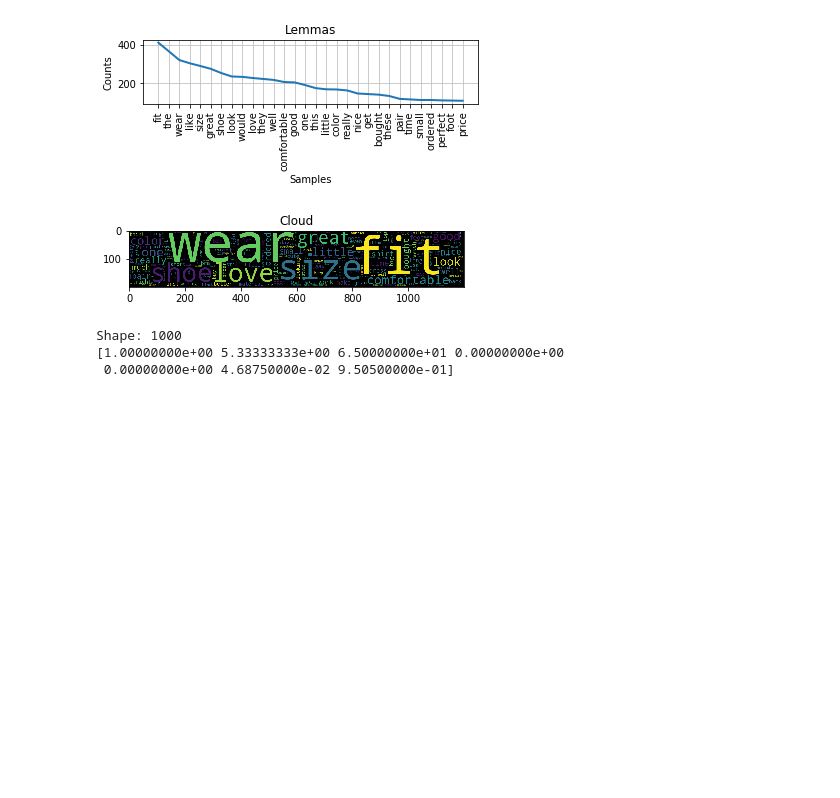
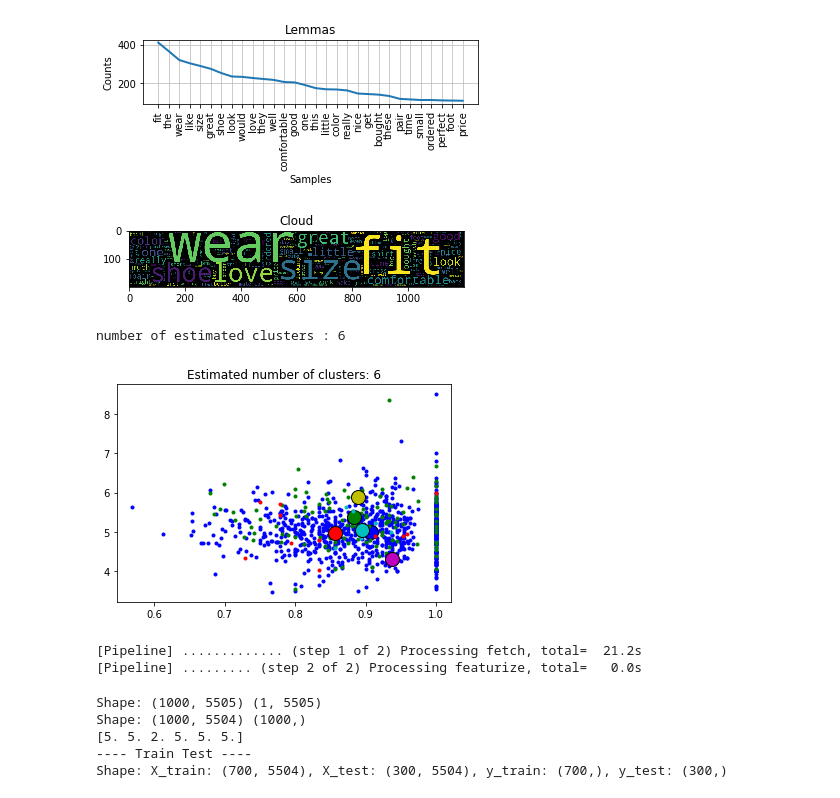
Before and after one commit to bilha-analytics/play_oopz, a Jupyter notebook: notebooks/02_scklearn.ipynb, the cells around one changed output. Saved outputs shown, nothing was run; the diff lists cells and outputs as text; code cells hidden in the pictures; blank space fills up the shorter version.

Commit message:
FeatureUnion Vs ColumnTransformer, GridSearchCV,

```diff
--- a/notebooks/02_scklearn.ipynb
+++ b/notebooks/02_scklearn.ipynb
@@ -526,2 +573,36 @@ plt.imshow(wc);
+# %%
+from sklearn.cluster import MeanShift, estimate_bandwidth
+from itertools import cycle
+
+# x_dat, _ = datasets.make_blobs(n_samples=10000, centers=[[1,1],[-1,-1],[1,-1]], cluster_std=0.6)
+x_dat = dframe[ dframe.columns[2:-2] ].values
+#x_dat
+bwidth = estimate_bandwidth(x_dat, quantile=0.2, n_samples=500 )
+ms = MeanShift(bandwidth=bwidth, bin_seeding=True )
+ms.fit(x_dat)
+
+labelz = ms.labels_
+cluster_centers = ms.cluster_centers_
+labelz_u = np.unique( labelz )
+n_clusters_ = len(labelz_u)
+
+print("number of estimated clusters : %d" % n_clusters_)
+# #############################################################################
+# Plot result
+plt.figure(1)
+plt.clf()
+
+colors = cycle('bgrcmykbgrcmykbgrcmykbgrcmyk')
+for k, col in zip(range(n_clusters_), colors):
+    my_members = labelz == k
+    cluster_center = cluster_centers[k]
+    plt.plot(x_dat[my_members, 0], x_dat[my_members, 1], col + '.')
+    plt.plot(cluster_center[0], cluster_center[1], 'o', markerfacecolor=col,
+             markeredgecolor='k', markersize=14)
+plt.title('Estimated number of clusters: %d' % n_clusters_)
+plt.show();
+# %% [output]
+number of estimated clusters : 6
+[figure, added]
 # %%
 # ref: https://www.slideshare.net/DavidRostcheck/nlp-and-personality-analysis
@@ -554,22 +616,19 @@ text_col = 'comment'
 # %%
-### --- A.1. ETL pipeline ---
-pipe = Pipeline([
+### --- A. ETL pipeline ---
+etl_pipe = Pipeline([
     # 1. get data from json file as dataframe
     ('fetch', ExtracTextTransformer('reviewText', 'overall') ),
 
-    # 2. Combine text.vector_encoding with selected feature + scale some cols
-#     ('featurize', ColumnTransformer([
-#         ('textit', FunctionTransformer(get_text_column) ),
-#         ('encoded', TfidfVectorizer() ), ## TODO: use transformer @ col select
-        ('selected', ColSelectorTransformer(selected_features) ),
-#     ]))
-])
+    # 2. Do text.vector_encoding + scale some cols +bow headline
+    ('featurize', ColumnTransformer([
+        ('encoded', TfidfVectorizer(), text_col ),
+        ('headlined', OneHotEncoder(), one_hots ),
+        ('selected', StandardScaler(), rescale_cols )
+    ], remainder='passthrough'))
+], verbose=True)
 
 
-Xdata = pipe.fit_transform(json_file_reader( json_file))
-
-print( f"Shape: { len(Xdata) } \n{Xdata[0]}")
+Xdata = etl_pipe.fit_transform(json_file_reader( json_file))
 # %% [output]
-Shape: 1000
-[1.00000000e+00 5.33333333e+00 6.50000000e+01 0.00000000e+00
- 0.00000000e+00 4.68750000e-02 9.50500000e-01]
+[Pipeline] ............. (step 1 of 2) Processing fetch, total=  21.2s
+[Pipeline] ......... (step 2 of 2) Processing featurize, total=   0.0s
@@ -580,0 +635,18 @@ Shape: 1000
+# %%
+print( f"Shape: { Xdata.shape } {Xdata[0].shape}")
+
+#### --- B. Train Test & X, y split
+X, y = Xdata[:, :-1], Xdata[:, -1].toarray().flatten()
+
+print( f"Shape: { X.shape } {y.shape} \n{y[:6]}")
+
+X_train, X_test, y_train, y_test = train_test_split(X, y, test_size=0.3, random_state=99)
+
+print("---- Train Test ---- ")
+print( f"Shape: X_train: { X_train.shape }, X_test: { X_test.shape }, y_train: { y_train.shape }, y_test: { y_test.shape }")
+# %% [output]
+Shape: (1000, 5505) (1, 5505)
+Shape: (1000, 5504) (1000,)
+[5. 5. 2. 5. 5. 5.]
+---- Train Test ----
+Shape: X_train: (700, 5504), X_test: (300, 5504), y_train: (700,), y_test: (300,)
```
Also changed, not shown: parts of 19 cells of this notebook.
